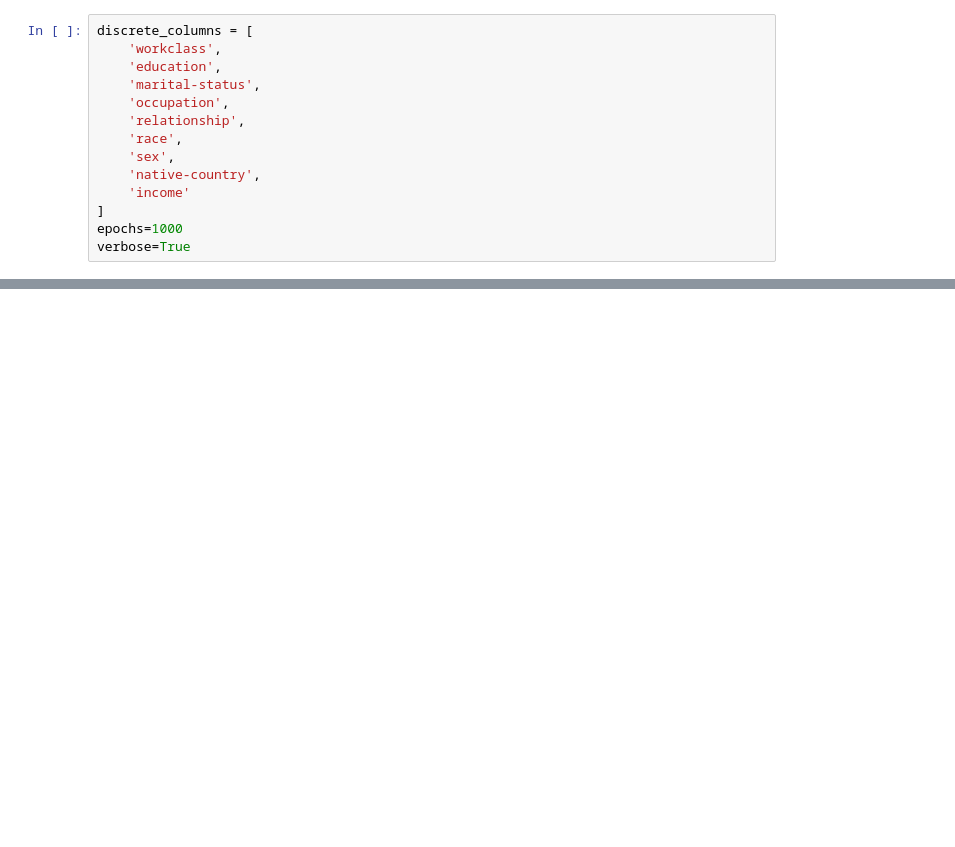
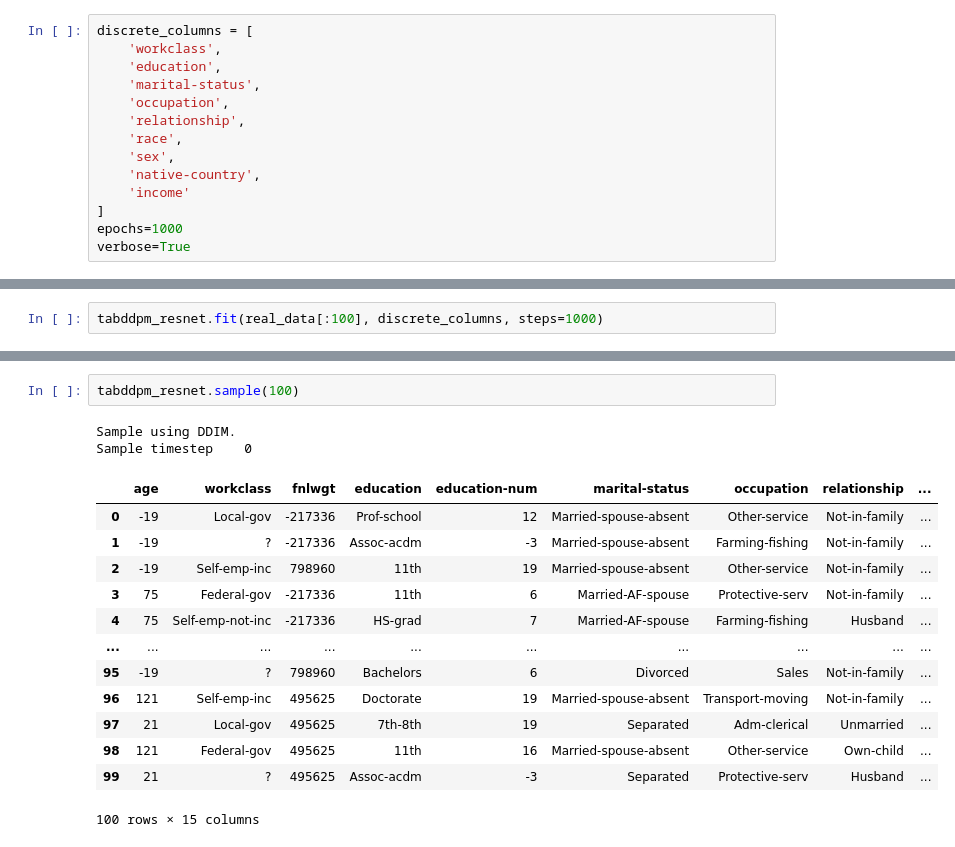
Before and after one commit to diegovelilla/TFG, a Jupyter notebook: notebook_test_diffusion.ipynb, the cells around one changed output, grey strips where cells are left out. Cells and saved outputs as stored; diff of their text form; blank space fills up the shorter version.

```diff
--- a/notebook_test_diffusion.ipynb
+++ b/notebook_test_diffusion.ipynb
@@ -105,0 +44,2 @@ Sample timestep    0
+# %%
+tabddpm_resnet.fit(real_data[:100], discrete_columns, steps=1000)
@@ -105,0 +151,18 @@ Sample timestep    0
+# %%
+tabddpm_resnet.sample(100)
+# %% [output]
+Sample using DDIM.
+Sample timestep    0
+|  | age | workclass | fnlwgt | education | education-num | marital-status | occupation | relationship | ... |
+| 0 | -19 | Local-gov | -217336 | Prof-school | 12 | Married-spouse-absent | Other-service | Not-in-family | ... |
+| 1 | -19 | ? | -217336 | Assoc-acdm | -3 | Married-spouse-absent | Farming-fishing | Not-in-family | ... |
+| 2 | -19 | Self-emp-inc | 798960 | 11th | 19 | Married-spouse-absent | Other-service | Not-in-family | ... |
+| 3 | 75 | Federal-gov | -217336 | 11th | 6 | Married-AF-spouse | Protective-serv | Not-in-family | ... |
+| 4 | 75 | Self-emp-not-inc | -217336 | HS-grad | 7 | Married-AF-spouse | Farming-fishing | Husband | ... |
+| ... | ... | ... | ... | ... | ... | ... | ... | ... | ... |
+| 95 | -19 | ? | 798960 | Bachelors | 6 | Divorced | Sales | Not-in-family | ... |
+| 96 | 121 | Self-emp-inc | 495625 | Doctorate | 19 | Married-spouse-absent | Transport-moving | Not-in-family | ... |
+| 97 | 21 | Local-gov | 495625 | 7th-8th | 19 | Separated | Adm-clerical | Unmarried | ... |
+| 98 | 121 | Federal-gov | 495625 | 11th | 16 | Married-spouse-absent | Other-service | Own-child | ... |
+| 99 | 21 | ? | 495625 | Assoc-acdm | -3 | Separated | Protective-serv | Husband | ... |
+100 rows × 15 columns
```
Also changed, not shown: parts of 32 cells of this notebook, 19 other files.
